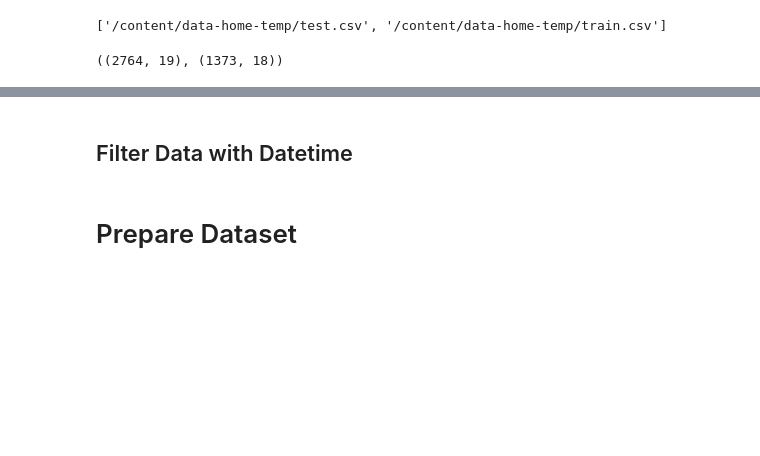
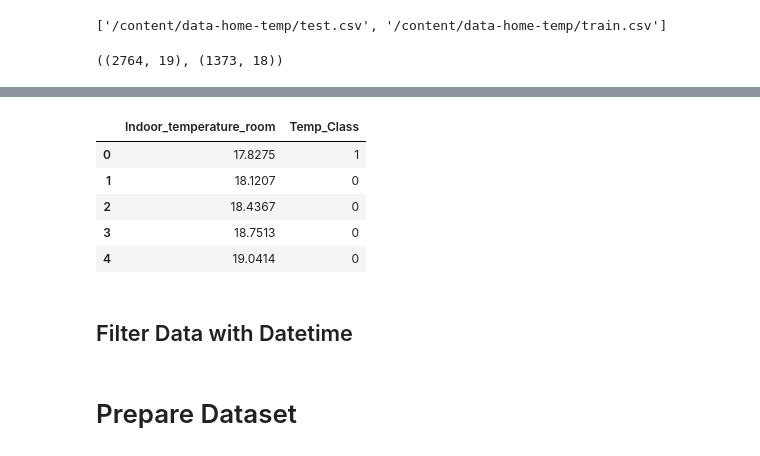
Before and after one commit to firstnapat/Machine-Learning-with-Python---BoyBigDataRPG, a Jupyter notebook: WK08_Machine_Learning_Temp_Smart_Home_Forecasting_Classification.ipynb, the cells around one changed output, grey strips where cells are left out. Cells and saved outputs as stored; diff of their text form; code cells hidden in the pictures; blank space fills up the shorter version.

```diff
--- a/WK08_Machine_Learning_Temp_Smart_Home_Forecasting_Classification.ipynb
+++ b/WK08_Machine_Learning_Temp_Smart_Home_Forecasting_Classification.ipynb
@@ -34,3 +57,12 @@ df_train[:3]
+# %%
+df_train[["Indoor_temperature_room", "Temp_Class"]][:5]
+# %% [output]
+|  | Indoor_temperature_room | Temp_Class |
+| 0 | 17.8275 | 1 |
+| 1 | 18.1207 | 0 |
+| 2 | 18.4367 | 0 |
+| 3 | 18.7513 | 0 |
+| 4 | 19.0414 | 0 |
 # %% [markdown]
 ## Filter Data with Datetime
 # %%
```
Also changed, not shown: parts of 9 cells of this notebook.
